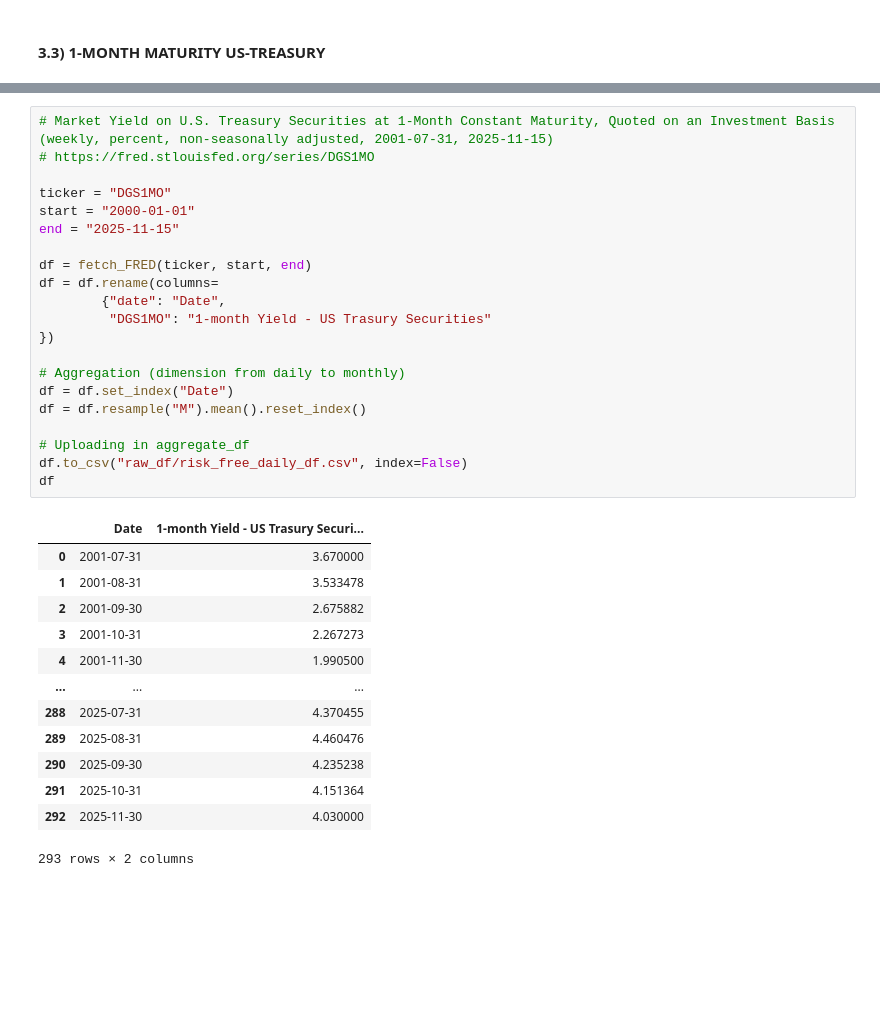
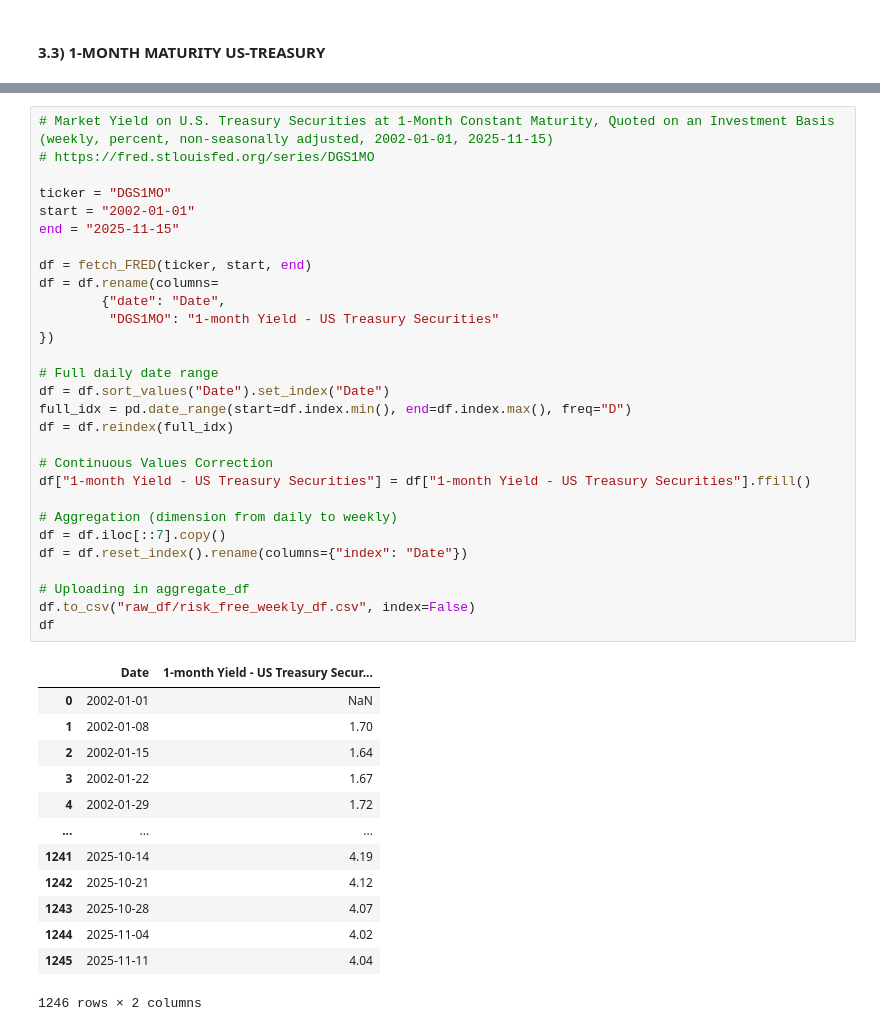
Before and after one commit to EliaLand/Martingale_FVM_AssetPricing, a Jupyter notebook: data_extraction/main.ipynb, the cells around one changed output, grey strips where cells are left out. Saved outputs shown, nothing was run; the diff lists cells and outputs as text; blank space fills up the shorter version.

```diff
--- a/data_extraction/main.ipynb
+++ b/data_extraction/main.ipynb
@@ -234,35 +235,43 @@ df
 # %%
-# Market Yield on U.S. Treasury Securities at 1-Month Constant Maturity, Quoted on an Investment Basis (weekly, percent, non-seasonally adjusted, 2001-07-31, 2025-11-15)
+# Market Yield on U.S. Treasury Securities at 1-Month Constant Maturity, Quoted on an Investment Basis (weekly, percent, non-seasonally adjusted, 2002-01-01, 2025-11-15)
 # https://fred.stlouisfed.org/series/DGS1MO
 
 ticker = "DGS1MO"
-start = "2000-01-01"
+start = "2002-01-01"
 end = "2025-11-15"
 
 df = fetch_FRED(ticker, start, end)
 df = df.rename(columns=
         {"date": "Date",
-         "DGS1MO": "1-month Yield - US Trasury Securities"
+         "DGS1MO": "1-month Yield - US Treasury Securities"
 })
 
-# Aggregation (dimension from daily to monthly)
-df = df.set_index("Date")
-df = df.resample("M").mean().reset_index()
+# Full daily date range
+df = df.sort_values("Date").set_index("Date")
+full_idx = pd.date_range(start=df.index.min(), end=df.index.max(), freq="D")
+df = df.reindex(full_idx)
+
+# Continuous Values Correction
+df["1-month Yield - US Treasury Securities"] = df["1-month Yield - US Treasury Securities"].ffill()
+
+# Aggregation (dimension from daily to weekly)
+df = df.iloc[::7].copy()
+df = df.reset_index().rename(columns={"index": "Date"})
 
 # Uploading in aggregate_df
-df.to_csv("raw_df/risk_free_daily_df.csv", index=False)
+df.to_csv("raw_df/risk_free_weekly_df.csv", index=False)
 df
 # %% [output]
-|  | Date | 1-month Yield - US Trasury Securi... |
-| 0 | 2001-07-31 | 3.670000 |
-| 1 | 2001-08-31 | 3.533478 |
-| 2 | 2001-09-30 | 2.675882 |
-| 3 | 2001-10-31 | 2.267273 |
-| 4 | 2001-11-30 | 1.990500 |
+|  | Date | 1-month Yield - US Treasury Secur... |
+| 0 | 2002-01-01 | NaN |
+| 1 | 2002-01-08 | 1.70 |
+| 2 | 2002-01-15 | 1.64 |
+| 3 | 2002-01-22 | 1.67 |
+| 4 | 2002-01-29 | 1.72 |
 | ... | ... | ... |
-| 288 | 2025-07-31 | 4.370455 |
-| 289 | 2025-08-31 | 4.460476 |
-| 290 | 2025-09-30 | 4.235238 |
-| 291 | 2025-10-31 | 4.151364 |
-| 292 | 2025-11-30 | 4.030000 |
+| 1241 | 2025-10-14 | 4.19 |
+| 1242 | 2025-10-21 | 4.12 |
+| 1243 | 2025-10-28 | 4.07 |
+| 1244 | 2025-11-04 | 4.02 |
+| 1245 | 2025-11-11 | 4.04 |
-293 rows × 2 columns
+1246 rows × 2 columns
```
Also changed, not shown: parts of 2 cells of this notebook, 3 other files.
